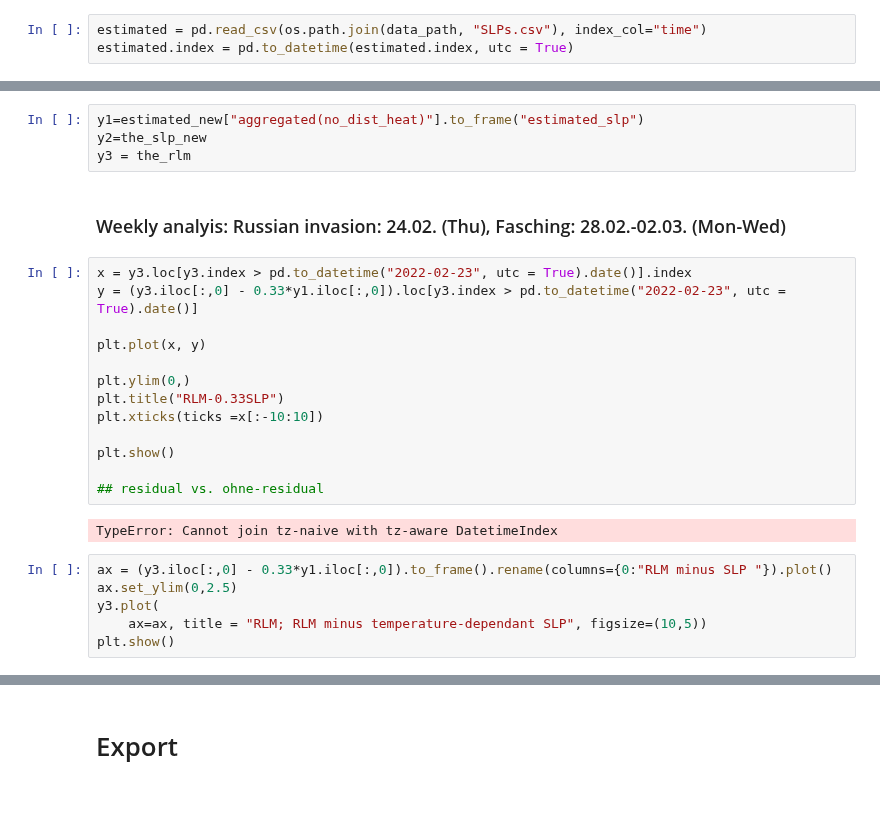
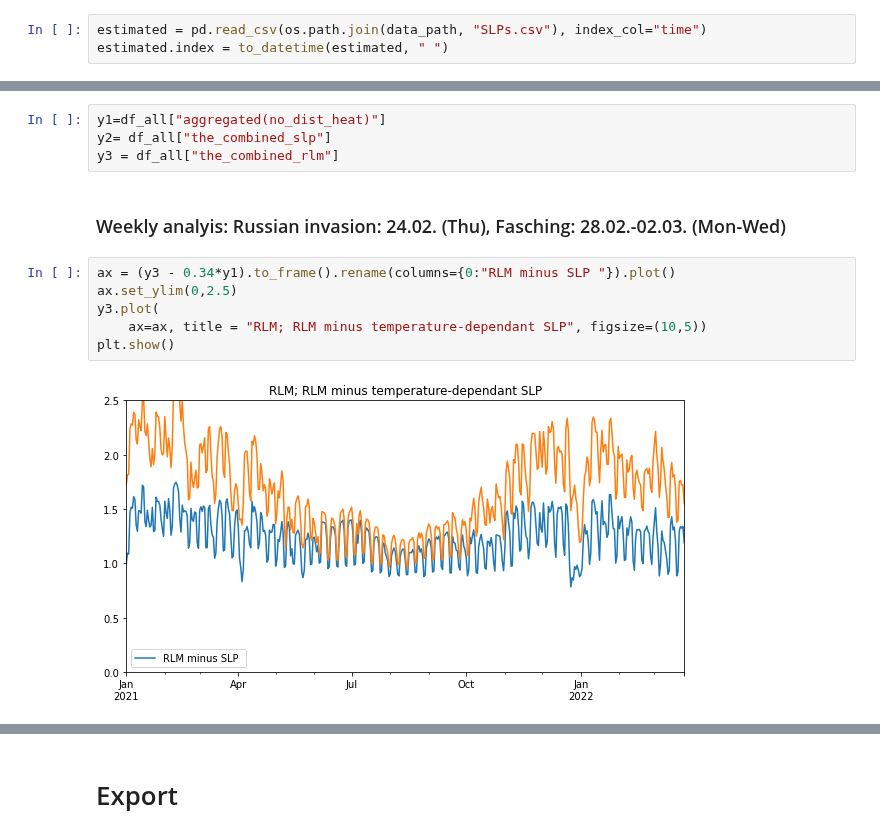
Before and after one commit to oruhnau/energy_demand, a Jupyter notebook: top_down/preprocessing.ipynb, the cells around one changed output, grey strips where cells are left out. Saved outputs shown, nothing was run; the diff lists cells and outputs as text; blank space fills up the shorter version.

```diff
--- a/top_down/preprocessing.ipynb
+++ b/top_down/preprocessing.ipynb
@@ -94,7 +167,7 @@ delta [%]: 3.289980707366521
 ## Estimated SLP
 # %%
 estimated = pd.read_csv(os.path.join(data_path, "SLPs.csv"), index_col="time")
-estimated.index = pd.to_datetime(estimated.index, utc = True)
+estimated.index = to_datetime(estimated, " ")
 # %% [markdown]
 Gas consumption accoriding to AGEB in decentralized units will be mostly small CHP and hence temperature dependent. THis increases overall temperature-dependent gas consumption from 384 to 396 TWh.
 # %%
@@ -218,32 +265,19 @@ gas_prices_new = unify_index(gas_prices)
 # %% [markdown]
 ## THE vs. our estimates
 # %%
-y1=estimated_new["aggregated(no_dist_heat)"].to_frame("estimated_slp")
-y2=the_slp_new
-y3 = the_rlm
+y1=df_all["aggregated(no_dist_heat)"]
+y2= df_all["the_combined_slp"]
+y3 = df_all["the_combined_rlm"]
 # %% [markdown]
 ### Weekly analyis: Russian invasion: 24.02. (Thu), Fasching: 28.02.-02.03. (Mon-Wed)
-# %%
-x = y3.loc[y3.index > pd.to_datetime("2022-02-23", utc = True).date()].index
-y = (y3.iloc[:,0] - 0.33*y1.iloc[:,0]).loc[y3.index > pd.to_datetime("2022-02-23", utc = True).date()]
-
-plt.plot(x, y)
-
-plt.ylim(0,)
-plt.title("RLM-0.33SLP")
-plt.xticks(ticks =x[:-10:10])
-
-plt.show()
-
-## residual vs. ohne-residual
-# %% [output]
-TypeError: Cannot join tz-naive with tz-aware DatetimeIndex
 # %%
-ax = (y3.iloc[:,0] - 0.33*y1.iloc[:,0]).to_frame().rename(columns={0:"RLM minus SLP "}).plot()
+ax = (y3 - 0.34*y1).to_frame().rename(columns={0:"RLM minus SLP "}).plot()
 ax.set_ylim(0,2.5)
 y3.plot(
     ax=ax, title = "RLM; RLM minus temperature-dependant SLP", figsize=(10,5))
 plt.show()
+# %% [output]
+[figure, added]
 # %%
 ax = y2.plot()
 y1.plot(ax=ax, figsize=(10,5))
```
Also changed, not shown: parts of 41 cells of this notebook, 6 other files.
